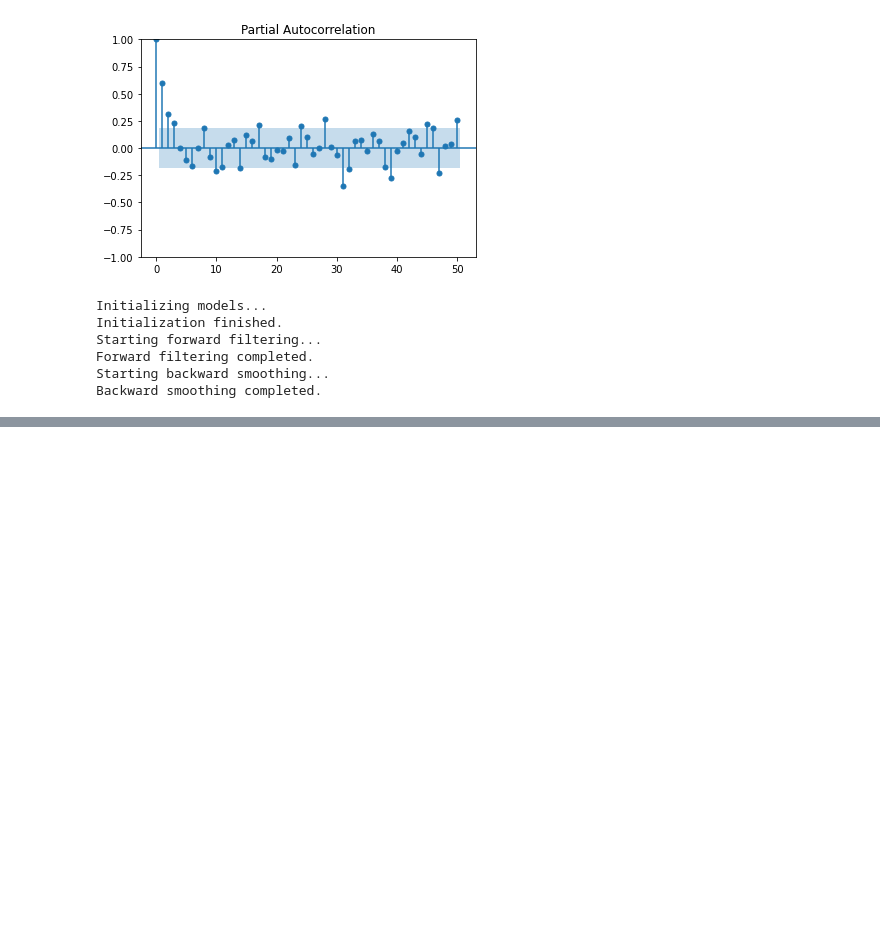
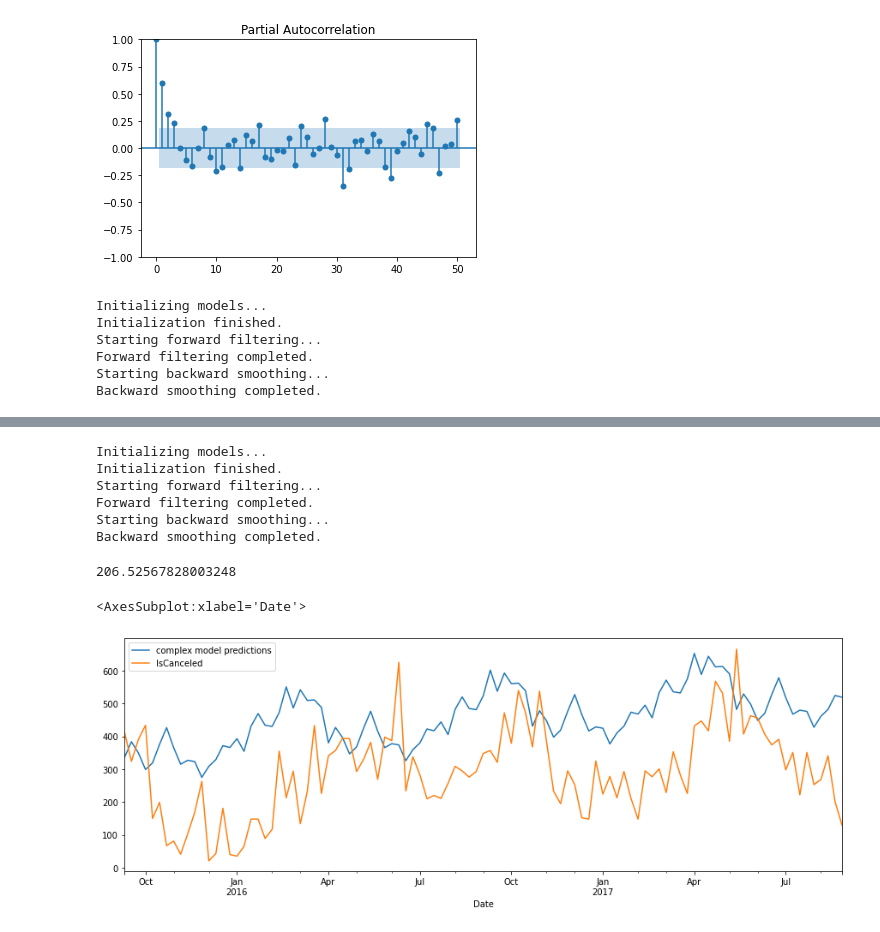
Before and after one commit to voitt95/Personal_Projects, a Jupyter notebook: DLM.ipynb, the cells around one changed output, grey strips where cells are left out. Drawn from its saved outputs; the diff is of its cells as text; code cells hidden in the pictures; blank space fills up the shorter version.

```diff
--- a/DLM.ipynb
+++ b/DLM.ipynb
@@ -94,0 +107,27 @@ np.sqrt(error)
+# %%
+dynamic_feature = [[1.0, 2.0] for i in range(len(train))]
+regressor = dynamic(features=[[1]] ,discount=0.9, name='dynamic', w=1)
+autoreg = autoReg(degree=2, discount=1, name='automatic', w=1)
+dlm_model = dlm(train["IsCanceled"]) + linear_trend + seasonal28  + autoreg #+ regressor
+dlm_model.fit()
+# %% [output]
+Initializing models...
+Initialization finished.
+Starting forward filtering...
+Forward filtering completed.
+Starting backward smoothing...
+Backward smoothing completed.
+# %%
+predictions_list , _ = dlm_model.predictN(test_size)
+predictions_series = pd.Series(data=predictions_list,index=test.index,name="complex model predictions")
+# %%
+error = mean_squared_error(predictions_series,test["IsCanceled"])
+np.sqrt(error)
+# %% [output]
+206.52567828003248
+# %%
+predictions_series.plot(figsize=(15,5),legend=True)
+test["IsCanceled"].plot(legend=True)
+# %% [output]
+<AxesSubplot:xlabel='Date'>
+[figure, added]
```
Also changed, not shown: parts of 13 cells of this notebook.
